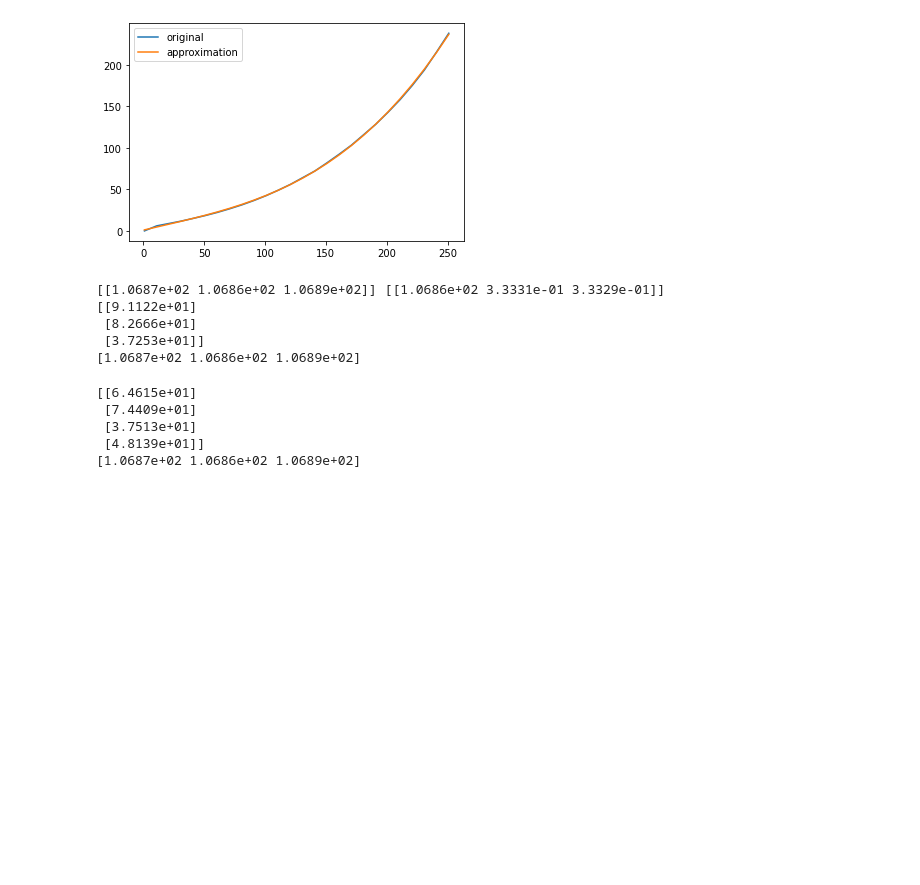
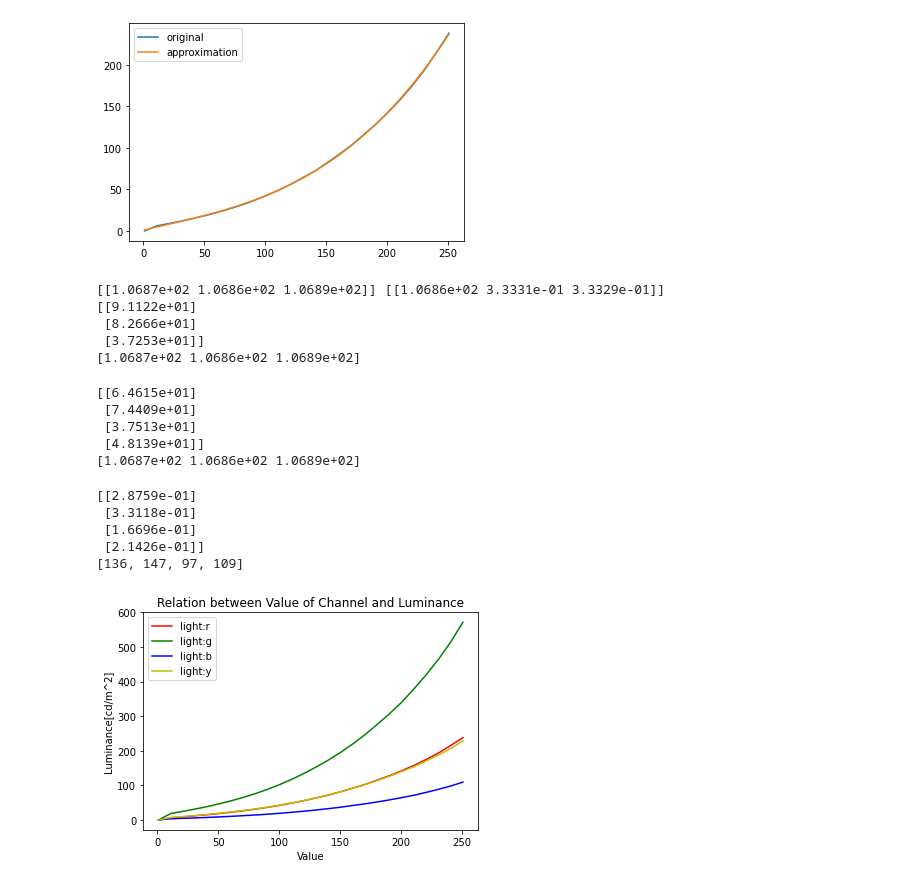
Before and after one commit to jovanakostres/lightingscience, a Jupyter notebook: Calculations.ipynb, the cells around one changed output. Cells and saved outputs as stored; diff of their text form; code cells hidden in the pictures; blank space fills up the shorter version.

Commit message:
Add digit function

```diff
--- a/Calculations.ipynb
+++ b/Calculations.ipynb
@@ -132,3 +132,65 @@ print(w[0]*Cp.T[0] + w[1]*Cp.T[1] + w[2]*Cp.T[2] + w[3]*Cp.T[3])
  [3.7513e+01]
  [4.8139e+01]]
 [1.0687e+02 1.0686e+02 1.0689e+02]
+# %%
+import pandas as pd
+import luxpy as lx # package for color science calculations
+# print('Luxpy version: ',lx.__VERSION__)
+# version: v1.9.6
+import numpy as np # fundamental package for scientific computing
+import matplotlib.pyplot as plt # package for plotting
+from scipy import interpolate
+
+
+
+spdData = pd.read_csv('./data/spectrums.txt', sep=' |:', header=None, engine='python')
+spdData.columns = ['Light','Channel','Value']
+spdData['Luminance'] = spdData.apply(lambda x: float(lx.spd_to_power(eval(x['Value']), ptype='pu')), axis=1)
+# spd_to_power(): spectral radiant power [W/nm] to luminance [cd/m^2]
+
+largestLum = []
+for i in [1,2,3,5]:
+    channel = []
+    luminance = []
+    col = np.where(i==1, 'r', np.where(i==2, 'g', np.where(i==3, 'b', 'y')))
+    for j in range(1,256,10):
+        channel.append(j)
+        luminance.append(spdData['Luminance'][spdData['Light']==i][spdData['Channel']==j])
+
+    largestLum.append(float(luminance[-1]))    # record the largest luminance of every channel
+    plt.plot(channel,luminance,str(col),label='light:'+str(col))
+    plt.legend()
+    plt.xlabel('Value')
+    plt.ylabel('Luminance[cd/m^2]')
+    plt.title('Relation between Value of Channel and Luminance')
+    plt.show    #plot
+
+    x = np.array(channel)
+    y = np.array(luminance)
+    exec('func'+str(i)+'=interpolate.UnivariateSpline(y,x,s=0)') # interpolation: pass all the points
+
+largestLum.insert(3,None) #To easily process in function of ChannelValue
+
+
+def ChannelValue(l:int, perc:float):
+    # input: l:light(R-1,G-2,B-3,A-5), perc:the percentage of the maximum luminance of the channel
+    # output: the channel value(1~251)
+    return int(eval('func'+str(l)+'('+str(perc*largestLum[l-1])+')'))
+
+#get luminance by normalize
+w_normalized = w / w.sum()
+print(w_normalized)
+
+digit = []
+digit.append(ChannelValue(1, w_normalized[0]))
+digit.append(ChannelValue(2, w_normalized[1]))
+digit.append(ChannelValue(3, w_normalized[2]))
+digit.append(ChannelValue(5, w_normalized[3]))
+print(digit)
+# %% [output]
+[[2.8759e-01]
+ [3.3118e-01]
+ [1.6696e-01]
+ [2.1426e-01]]
+[136, 147, 97, 109]
+[figure, added]
```
